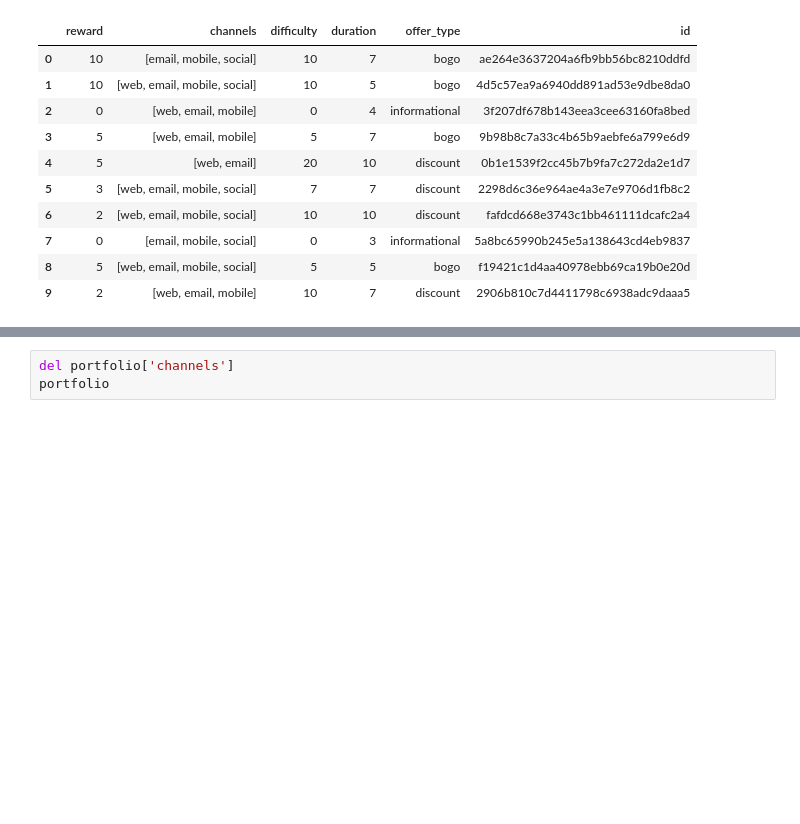
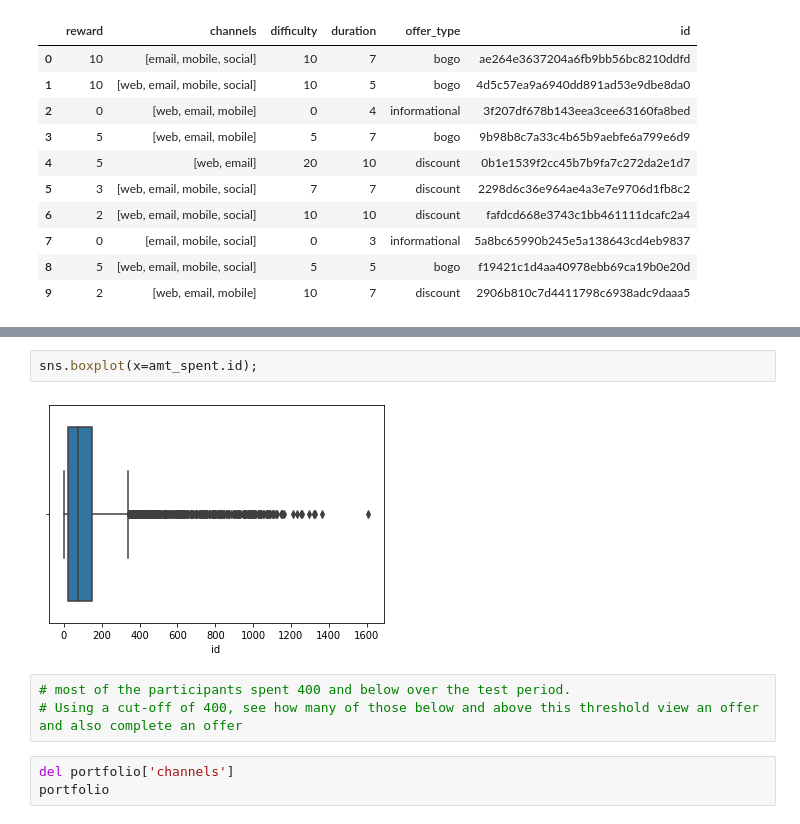
Before and after one commit to mikeolubode/Starbucks_Recommendation_FunkSVD, a Jupyter notebook: Starbucks_Capstone_notebook.ipynb, the cells around one changed output, grey strips where cells are left out. Drawn from its saved outputs; the diff is of its cells as text; blank space fills up the shorter version.

```diff
--- a/Starbucks_Capstone_notebook.ipynb
+++ b/Starbucks_Capstone_notebook.ipynb
@@ -247,3 +271,10 @@ transcript.sample(5)
+# %%
+sns.boxplot(x=amt_spent.id);
+# %% [output]
+[figure, added]
+# %%
+# most of the participants spent 400 and below over the test period.
+# Using a cut-off of 400, see how many of those below and above this threshold view an offer and also complete an offer
 # %%
 del portfolio['channels']
 portfolio
```
Also changed, not shown: parts of 35 cells of this notebook.
